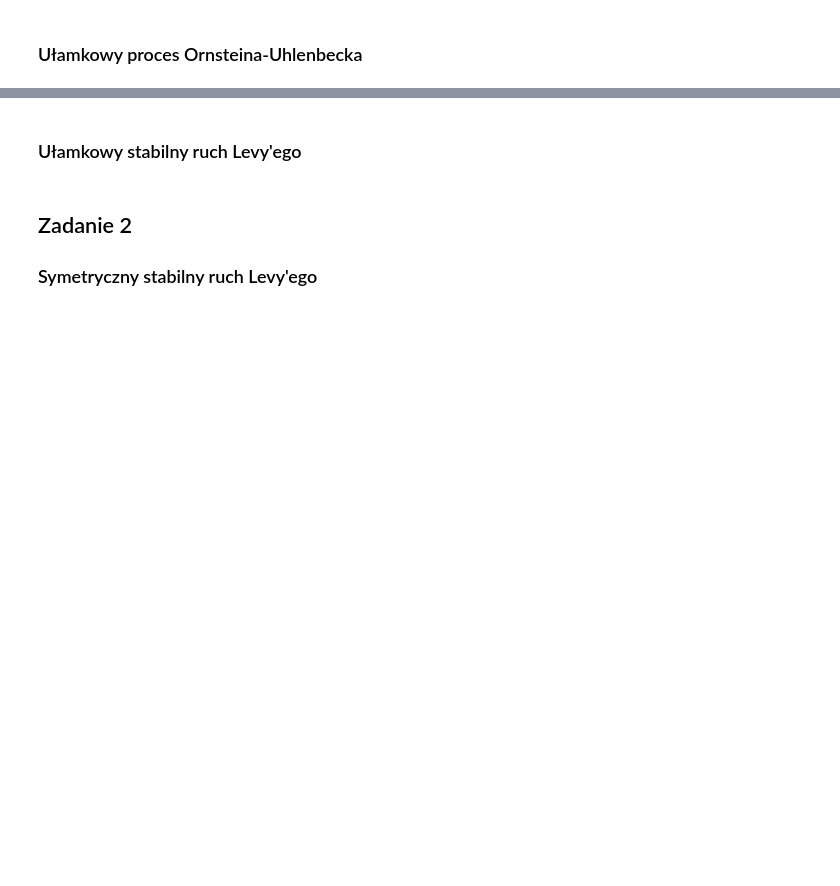
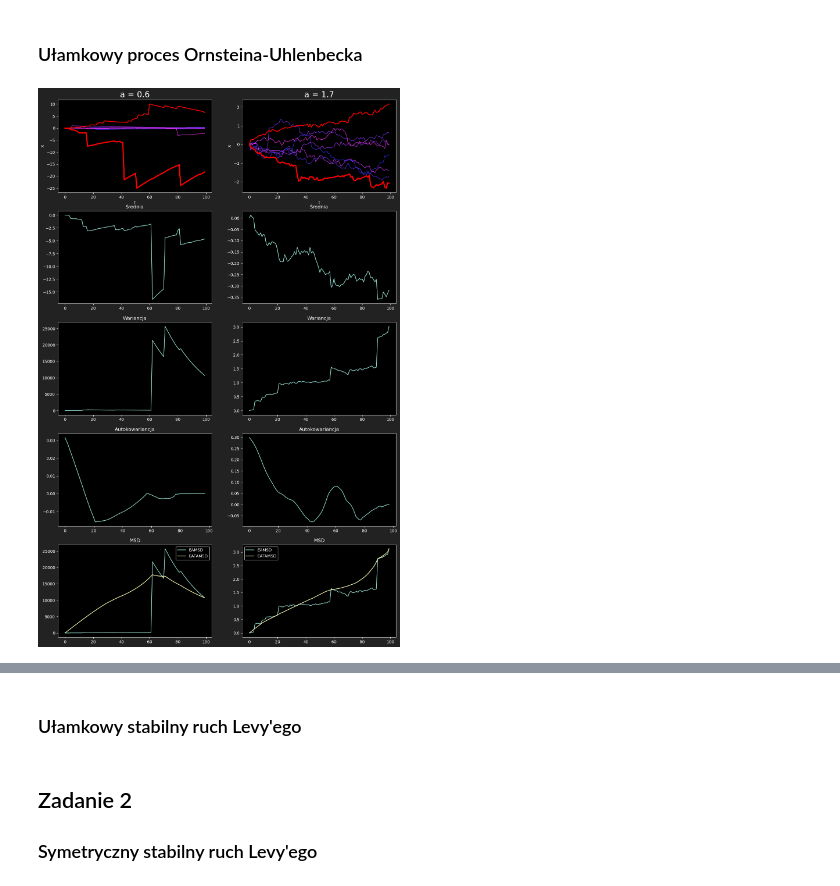
Before and after one commit to BartoszMichalak13/Raports-CSoSP, a Jupyter notebook: ksps_r3_242504_268429.ipynb, the cells around one changed output, grey strips where cells are left out. Cells and saved outputs as stored; diff of their text form; code cells hidden in the pictures; blank space fills up the shorter version.

```diff
--- a/ksps_r3_242504_268429.ipynb
+++ b/ksps_r3_242504_268429.ipynb
@@ -151 +218,49 @@ def get_lamperti_transformed_proc(a, B, proc_len, dt):
     return proc*proc_sc
+# %%
+    a_vals = [0.6, 1.7]
+    trajectories_count = 1000
+    draw_trajectories = 6
+    sim_len = 1000
+    dt = 0.01
+
+    fig, axes = plt.subplots(5, 2, figsize=(15, 24), facecolor="#222222")
+
+    for i, a in enumerate(tqdm(a_vals, desc=f"Simulating trajectories: ")):
+        proc_vals = []
+
+        for j in range(0, trajectories_count):
+            sim_v = get_lamperti_transformed_proc(a, 0.0, sim_len, dt)
+            proc_vals.append(sim_v)
+            if j < draw_trajectories:
+                axes[0, i].plot(sim_v, linewidth=1, color=traj_colors[j])
+
+
+        mean, var, q05, q95 = get_proc_stats(proc_vals)
+        a_cod = get_auto_codifference(proc_vals[0])
+        a_cov = get_auto_covariance(proc_vals[0])
+        eamsd, eatamsd = get_msd(proc_vals)
+
+        axes[0, i].plot(q05, color="red", label="Linie kwantylowe", linewidth=3)
+        axes[0, i].plot(q95, color="red", linewidth=2)
+        axes[0, i].set_xlabel("t")
+        axes[0, i].set_ylabel("X")
+        axes[0, i].set_title(f"a = {a}", fontsize=20)
+
+        axes[1, i].plot(mean)
+        axes[1, i].set_title("Średnia")
+
+        axes[2, i].plot(var)
+        axes[2, i].set_title("Wariancja")
+
+        axes[3, i].plot(a_cov)
+        axes[3, i].set_title("Autokowariancja")
+
+        axes[4, i].plot(eamsd, label="EAMSD")
+        axes[4, i].plot(eatamsd, label="EATAMSD")
+        axes[4, i].set_title("MSD")
+        axes[4, i].legend()
+
+
+    plt.show()
+# %% [output]
+[figure, added]
```
Also changed, not shown: parts of 11 cells of this notebook.
